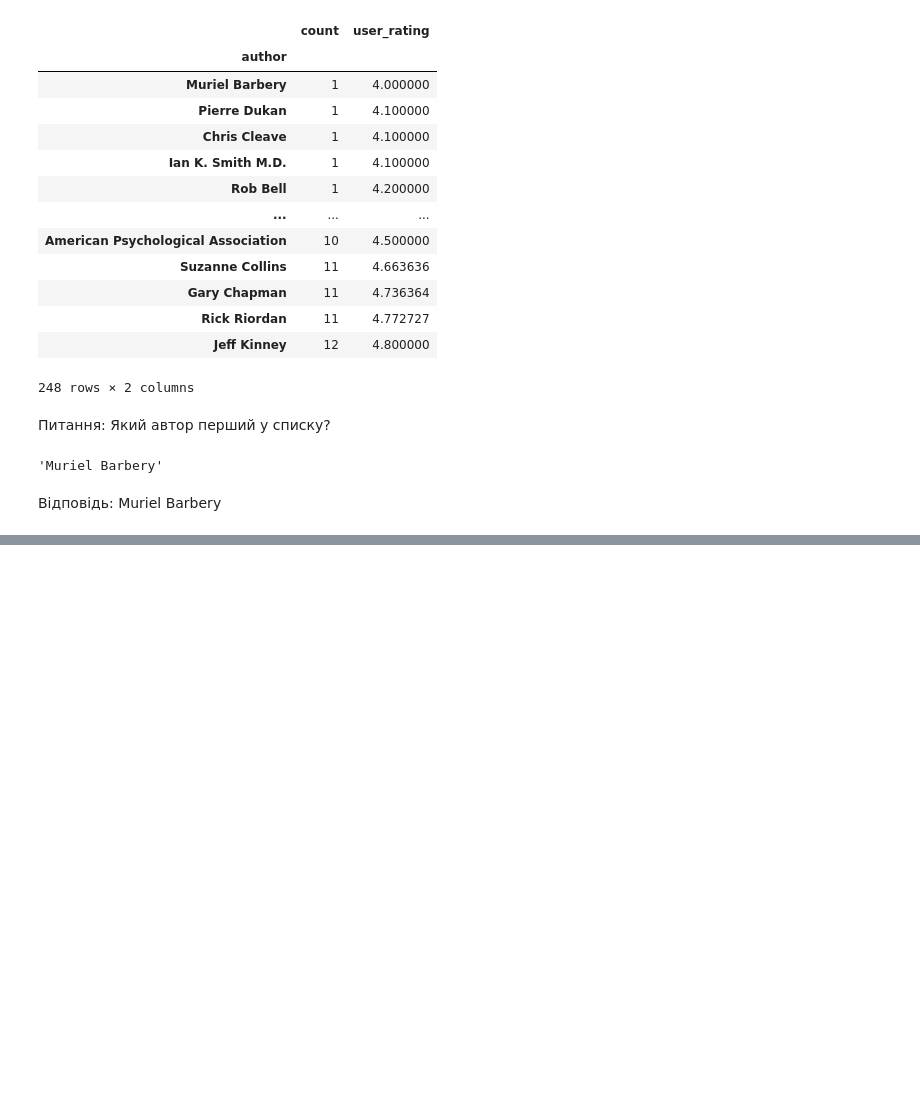
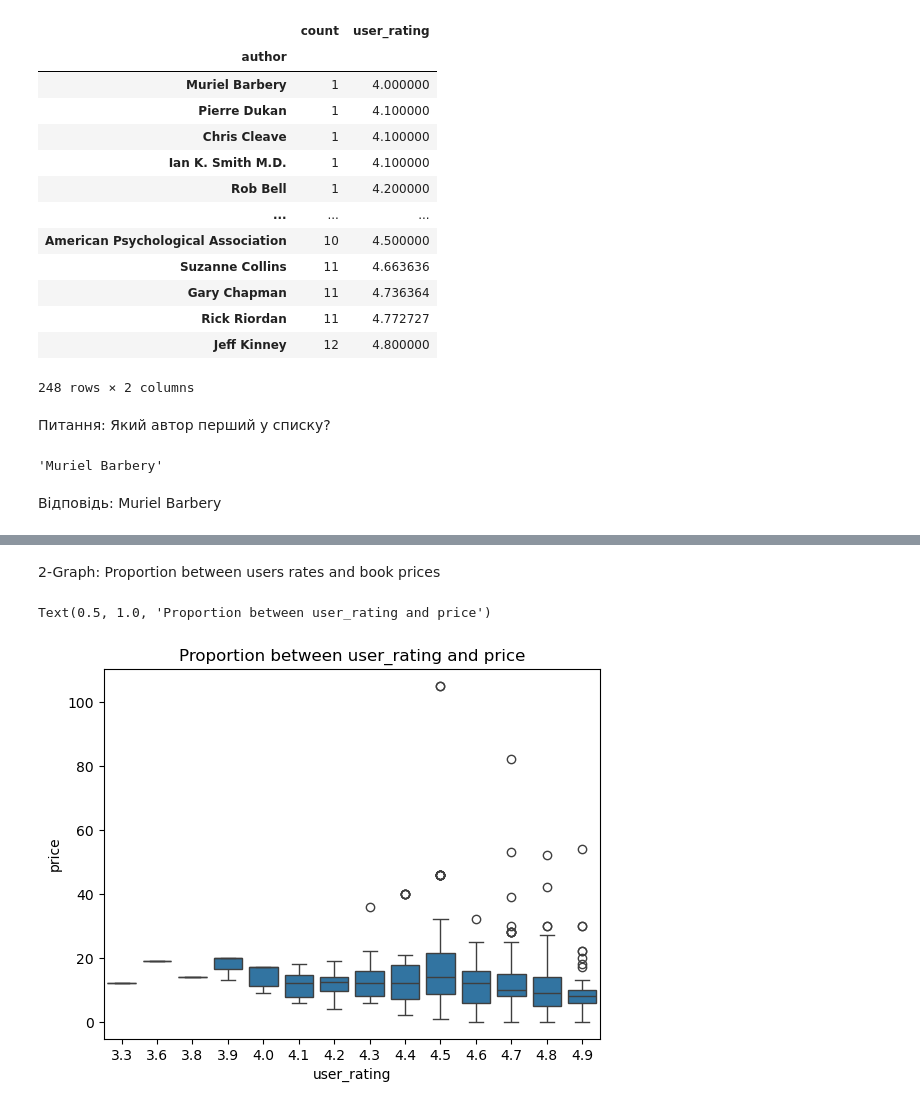
Before and after one commit to MaksimDar/data_science_homework, a Jupyter notebook: Hw2.3.ipynb, the cells around one changed output, grey strips where cells are left out. Cells and saved outputs as stored; diff of their text form; code cells hidden in the pictures; blank space fills up the shorter version.

```diff
--- a/Hw2.3.ipynb
+++ b/Hw2.3.ipynb
@@ -359,0 +382,7 @@ result.iloc[0].name
+# %% [markdown]
+2-Graph: Proportion between users rates and book prices
+# %%
+sns.boxplot(x="user_rating",y="price",data=df).set_title("Proportion between users rates and book prices")
+# %% [output]
+Text(0.5, 1.0, 'Proportion between user_rating and price')
+[figure, added]
```
Also changed, not shown: parts of 16 cells of this notebook.
